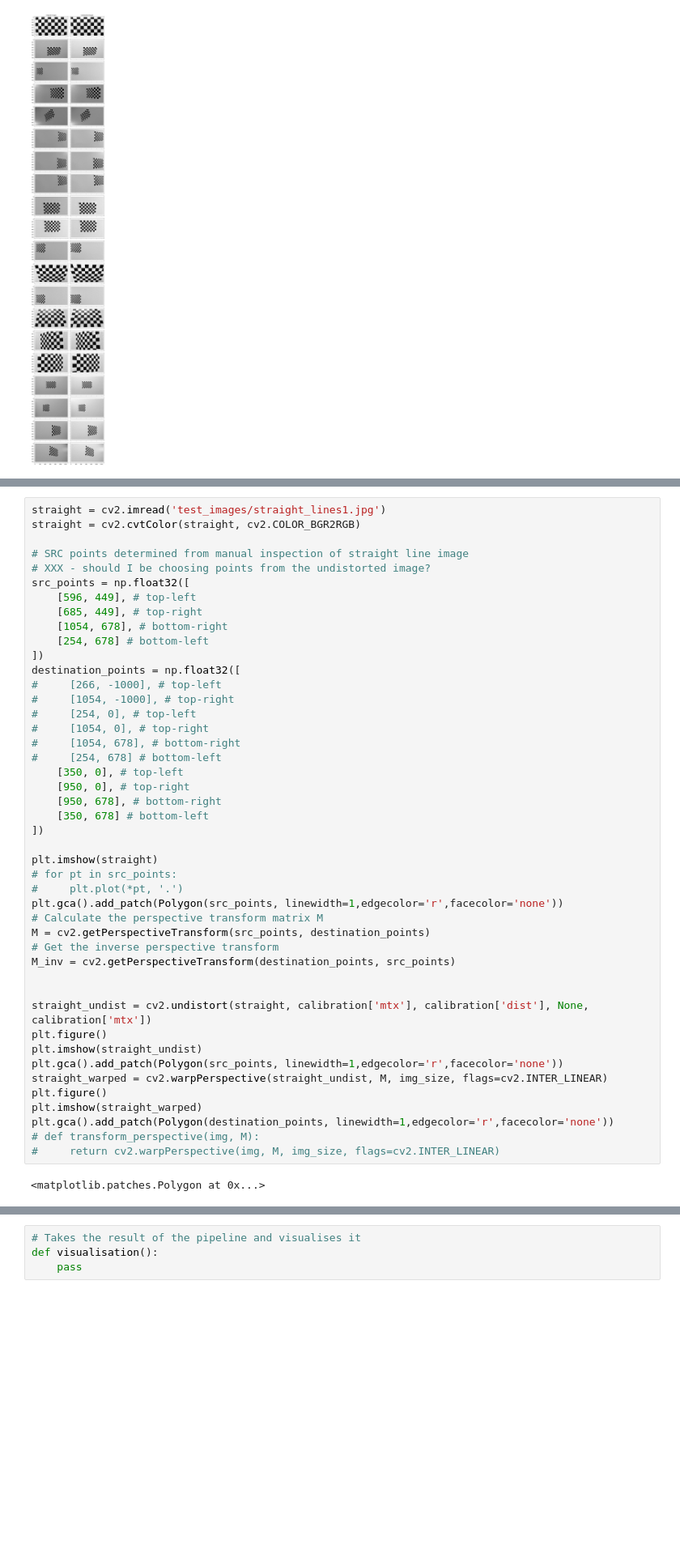
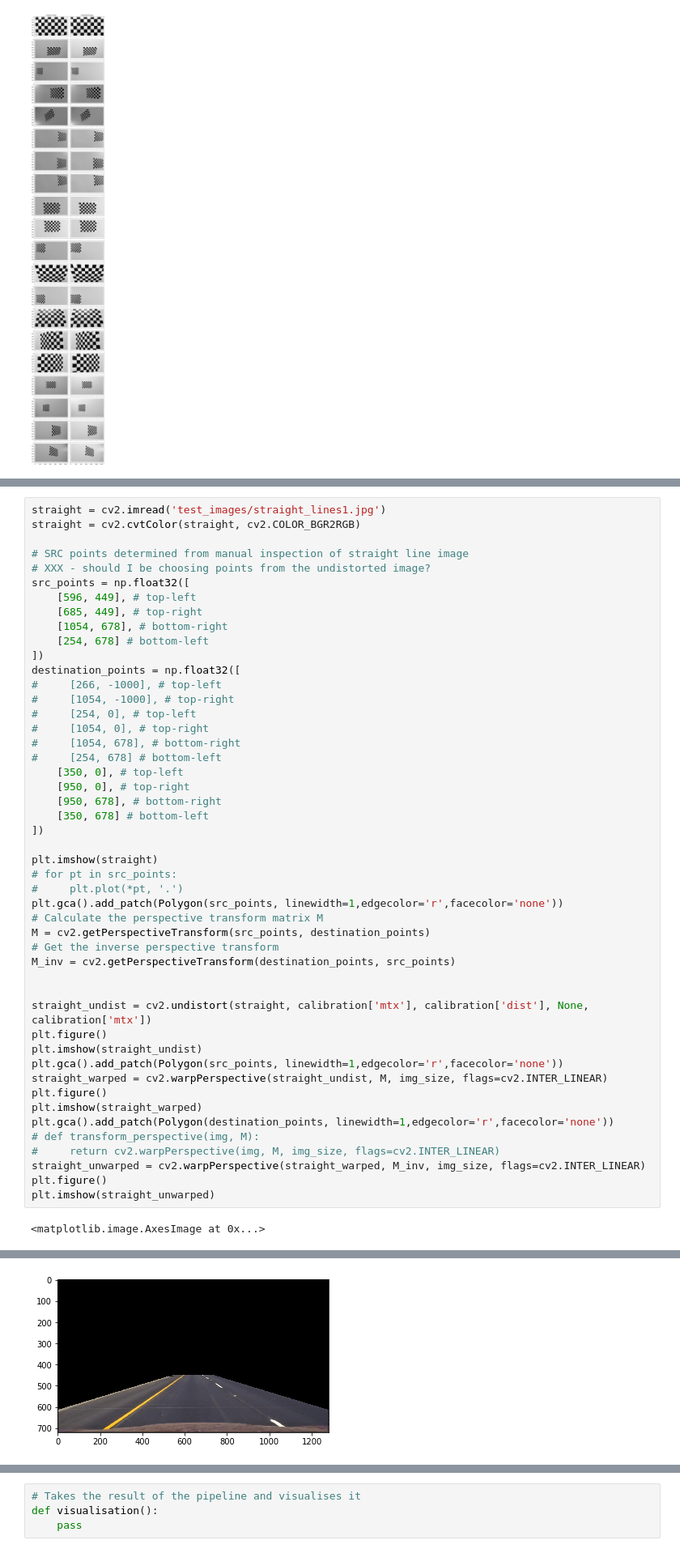
Before and after one commit to rjmoss/CarND-Advanced-Lane-Lines, a Jupyter notebook: pipeline.ipynb, the cells around one changed output, grey strips where cells are left out. Shown at 81% size. Cells and saved outputs as stored; diff of their text form; blank space fills up the shorter version.

```diff
--- a/pipeline.ipynb
+++ b/pipeline.ipynb
@@ -170,34 +228,38 @@ destination_points = np.float32([
     [350, 0], # top-left
     [950, 0], # top-right
     [950, 678], # bottom-right
     [350, 678] # bottom-left
 ])
 
 plt.imshow(straight)
 # for pt in src_points:
 #     plt.plot(*pt, '.')
 plt.gca().add_patch(Polygon(src_points, linewidth=1,edgecolor='r',facecolor='none'))
 # Calculate the perspective transform matrix M
 M = cv2.getPerspectiveTransform(src_points, destination_points)
 # Get the inverse perspective transform
 M_inv = cv2.getPerspectiveTransform(destination_points, src_points)
 
 
 straight_undist = cv2.undistort(straight, calibration['mtx'], calibration['dist'], None, calibration['mtx'])
 plt.figure()
 plt.imshow(straight_undist)
 plt.gca().add_patch(Polygon(src_points, linewidth=1,edgecolor='r',facecolor='none'))
 straight_warped = cv2.warpPerspective(straight_undist, M, img_size, flags=cv2.INTER_LINEAR)
 plt.figure()
 plt.imshow(straight_warped)
 plt.gca().add_patch(Polygon(destination_points, linewidth=1,edgecolor='r',facecolor='none'))
 # def transform_perspective(img, M):
 #     return cv2.warpPerspective(img, M, img_size, flags=cv2.INTER_LINEAR)
+straight_unwarped = cv2.warpPerspective(straight_warped, M_inv, img_size, flags=cv2.INTER_LINEAR)
+plt.figure()
+plt.imshow(straight_unwarped)
 # %% [output]
-<matplotlib.patches.Polygon at 0x...>
+<matplotlib.image.AxesImage at 0x...>
 [figure]
 [figure]
 [figure]
+[figure, added]
 # %%
 # Windows (2 methods)
 MIN_PIXELS = 50
```
Also changed, not shown: parts of 12 cells of this notebook, 1 other file.
